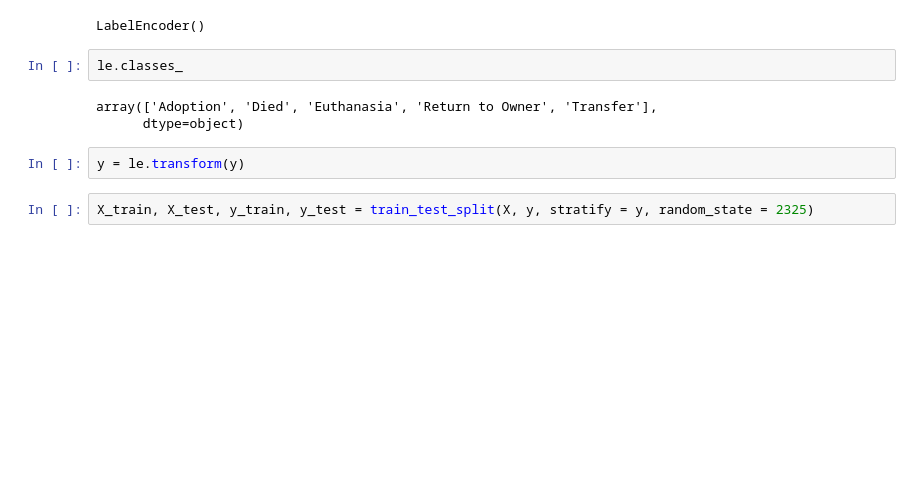
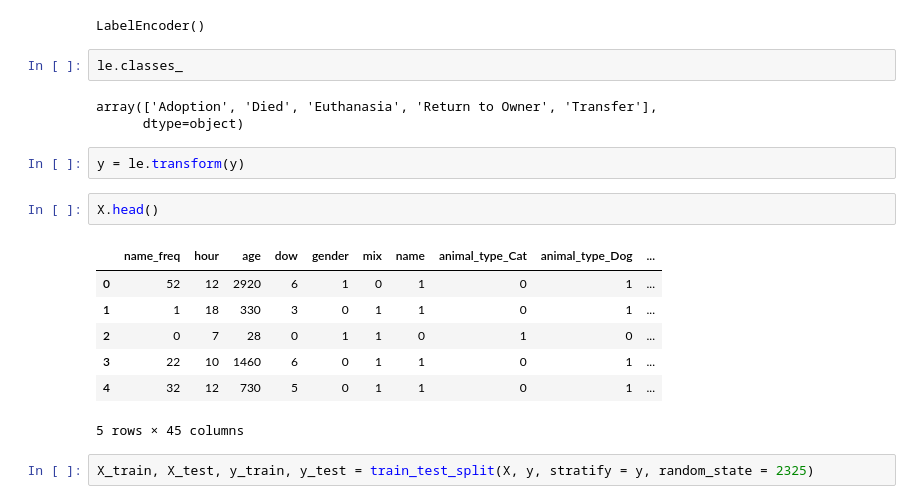
Before and after one commit to luketibbott/kojak, a Jupyter notebook: Model.ipynb, the cells around one changed output. Drawn from its saved outputs; the diff is of its cells as text; blank space fills up the shorter version.

```diff
--- a/Model.ipynb
+++ b/Model.ipynb
@@ -100,5 +144,15 @@ array(['Adoption', 'Died', 'Euthanasia', 'Return to Owner', 'Transfer'],
       dtype=object)
 # %%
 y = le.transform(y)
+# %%
+X.head()
+# %% [output]
+|  | name_freq | hour | age | dow | gender | mix | name | animal_type_Cat | animal_type_Dog | ... |
+| 0 | 52 | 12 | 2920 | 6 | 1 | 0 | 1 | 0 | 1 | ... |
+| 1 | 1 | 18 | 330 | 3 | 0 | 1 | 1 | 0 | 1 | ... |
+| 2 | 0 | 7 | 28 | 0 | 1 | 1 | 0 | 1 | 0 | ... |
+| 3 | 22 | 10 | 1460 | 6 | 0 | 1 | 1 | 0 | 1 | ... |
+| 4 | 32 | 12 | 730 | 5 | 0 | 1 | 1 | 0 | 1 | ... |
+5 rows × 45 columns
 # %%
 X_train, X_test, y_train, y_test = train_test_split(X, y, stratify = y, random_state = 2325)
```
Also changed, not shown: parts of 18 cells of this notebook, 1 other file.
